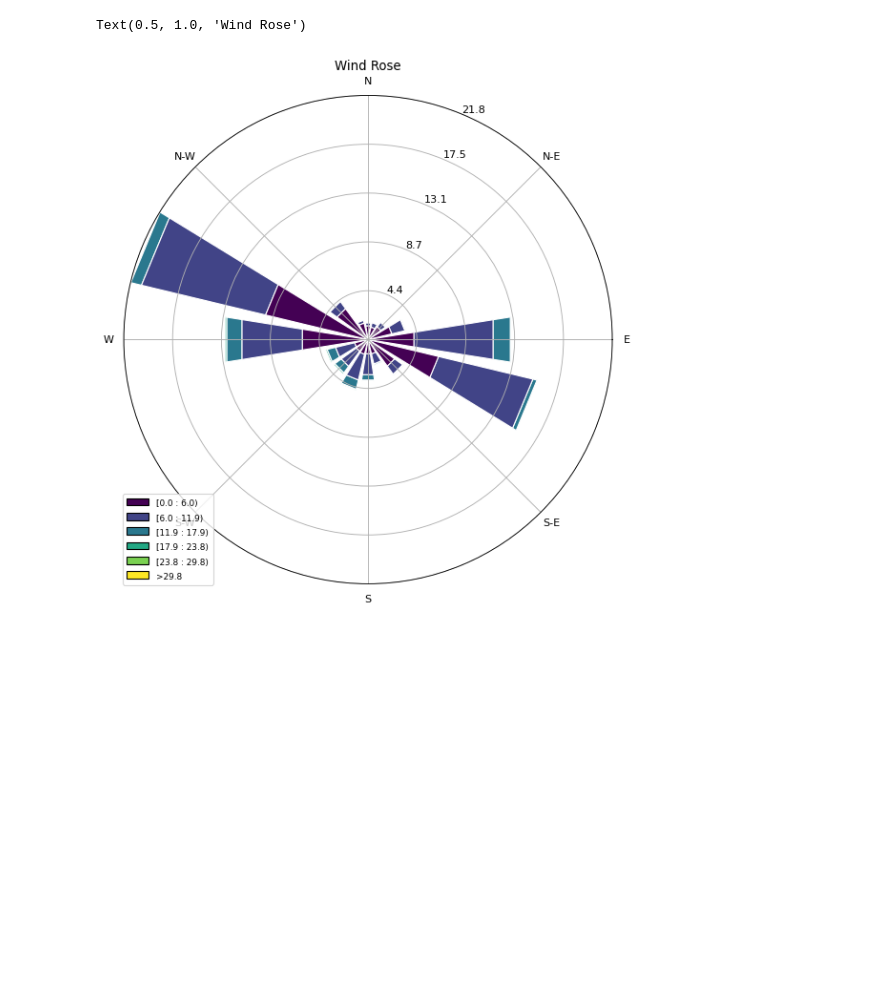
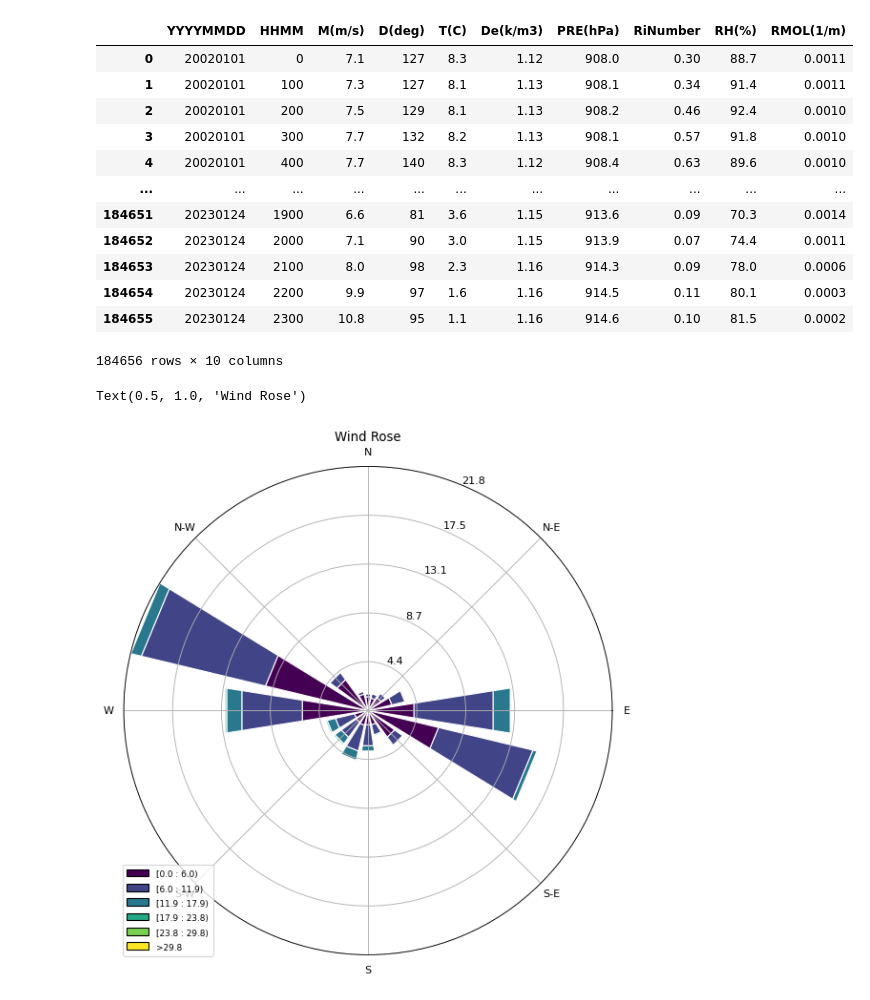
Before and after one commit to ecampmany/wind, a Jupyter notebook: read_wind_time_series.ipynb, the cells around one changed output. Drawn from its saved outputs; the diff is of its cells as text; code cells hidden in the pictures; blank space fills up the shorter version.

```diff
--- a/read_wind_time_series.ipynb
+++ b/read_wind_time_series.ipynb
@@ -5,6 +5,22 @@ from windrose import WindroseAxes
 # %%
 # Write Vortex Time series
 df = pd.read_csv('../../data/series/sample/vortex.serie.txt', header=2, delim_whitespace=True)
+# %%
+df
+# %% [output]
+|  | YYYYMMDD | HHMM | M(m/s) | D(deg) | T(C) | De(k/m3) | PRE(hPa) | RiNumber | RH(%) | RMOL(1/m) |
+| 0 | 20020101 | 0 | 7.1 | 127 | 8.3 | 1.12 | 908.0 | 0.30 | 88.7 | 0.0011 |
+| 1 | 20020101 | 100 | 7.3 | 127 | 8.1 | 1.13 | 908.1 | 0.34 | 91.4 | 0.0011 |
+| 2 | 20020101 | 200 | 7.5 | 129 | 8.1 | 1.13 | 908.2 | 0.46 | 92.4 | 0.0010 |
+| 3 | 20020101 | 300 | 7.7 | 132 | 8.2 | 1.13 | 908.1 | 0.57 | 91.8 | 0.0010 |
+| 4 | 20020101 | 400 | 7.7 | 140 | 8.3 | 1.12 | 908.4 | 0.63 | 89.6 | 0.0010 |
+| ... | ... | ... | ... | ... | ... | ... | ... | ... | ... | ... |
+| 184651 | 20230124 | 1900 | 6.6 | 81 | 3.6 | 1.15 | 913.6 | 0.09 | 70.3 | 0.0014 |
+| 184652 | 20230124 | 2000 | 7.1 | 90 | 3.0 | 1.15 | 913.9 | 0.07 | 74.4 | 0.0011 |
+| 184653 | 20230124 | 2100 | 8.0 | 98 | 2.3 | 1.16 | 914.3 | 0.09 | 78.0 | 0.0006 |
+| 184654 | 20230124 | 2200 | 9.9 | 97 | 1.6 | 1.16 | 914.5 | 0.11 | 80.1 | 0.0003 |
+| 184655 | 20230124 | 2300 | 10.8 | 95 | 1.1 | 1.16 | 914.6 | 0.10 | 81.5 | 0.0002 |
+184656 rows × 10 columns
 # %%
 # Extract wind direction and wind speed columns
 directions = df['D(deg)']
```
